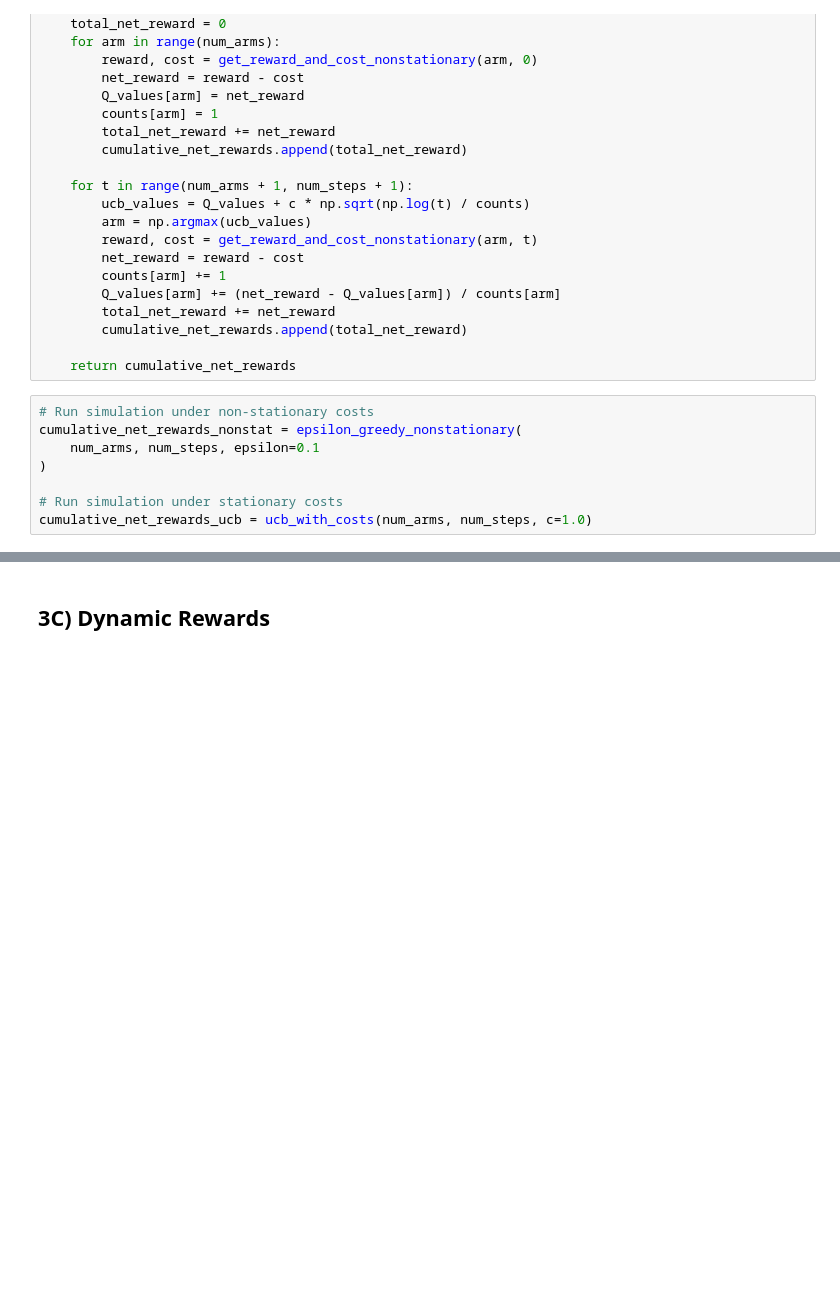
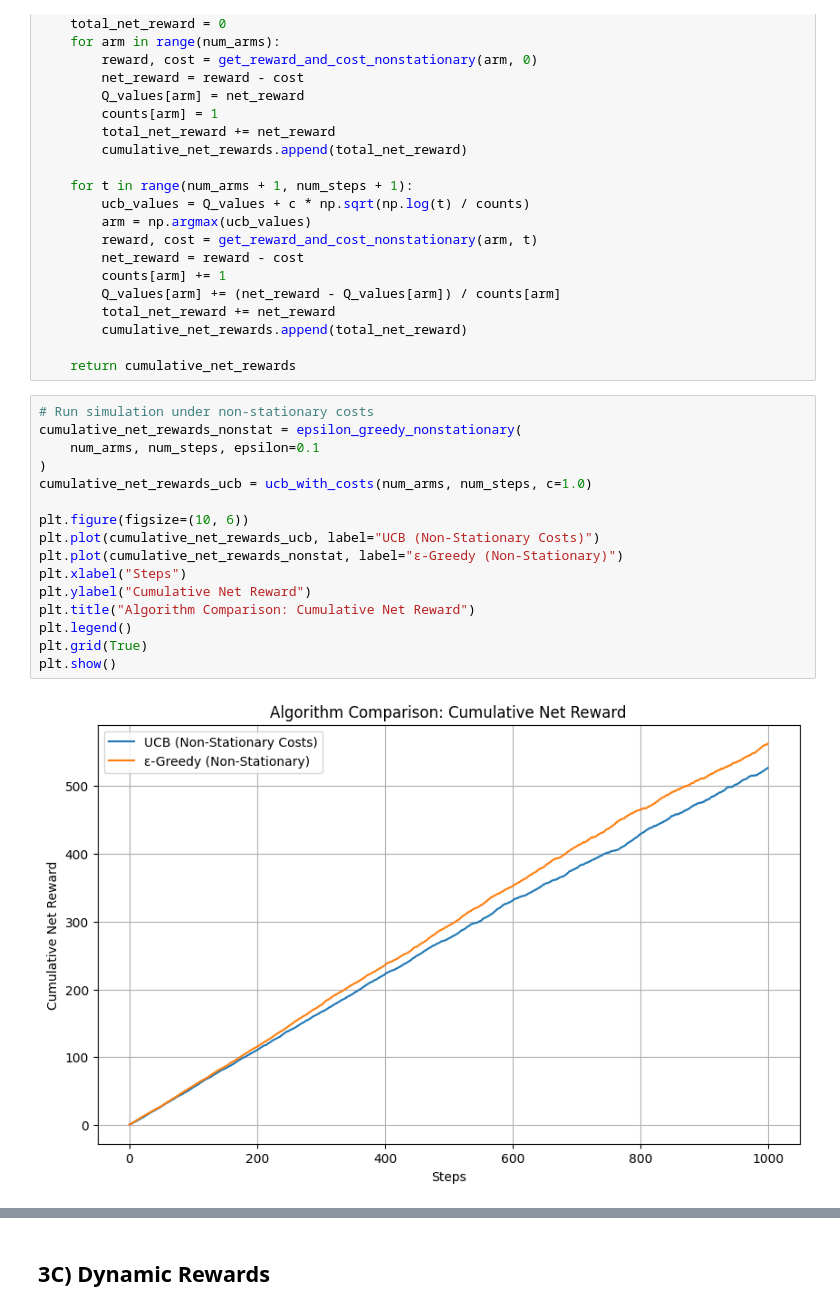
Before and after one commit to RyanWri/afeka-homework, a Jupyter notebook: rl_homework_1/rl_hw1.ipynb, the cells around one changed output, grey strips where cells are left out. Cells and saved outputs as stored; diff of their text form; blank space fills up the shorter version.

```diff
--- a/rl_homework_1/rl_hw1.ipynb
+++ b/rl_homework_1/rl_hw1.ipynb
@@ -221,8 +214,18 @@ def ucb_with_costs(num_arms, num_steps, c=1.0):
 # %%
 # Run simulation under non-stationary costs
 cumulative_net_rewards_nonstat = epsilon_greedy_nonstationary(
     num_arms, num_steps, epsilon=0.1
 )
+cumulative_net_rewards_ucb = ucb_with_costs(num_arms, num_steps, c=1.0)
 
-# Run simulation under stationary costs
-cumulative_net_rewards_ucb = ucb_with_costs(num_arms, num_steps, c=1.0)
+plt.figure(figsize=(10, 6))
+plt.plot(cumulative_net_rewards_ucb, label="UCB (Non-Stationary Costs)")
+plt.plot(cumulative_net_rewards_nonstat, label="ε-Greedy (Non-Stationary)")
+plt.xlabel("Steps")
+plt.ylabel("Cumulative Net Reward")
+plt.title("Algorithm Comparison: Cumulative Net Reward")
+plt.legend()
+plt.grid(True)
+plt.show()
+# %% [output]
+[figure, added]
```
Also changed, not shown: parts of 11 cells of this notebook.
